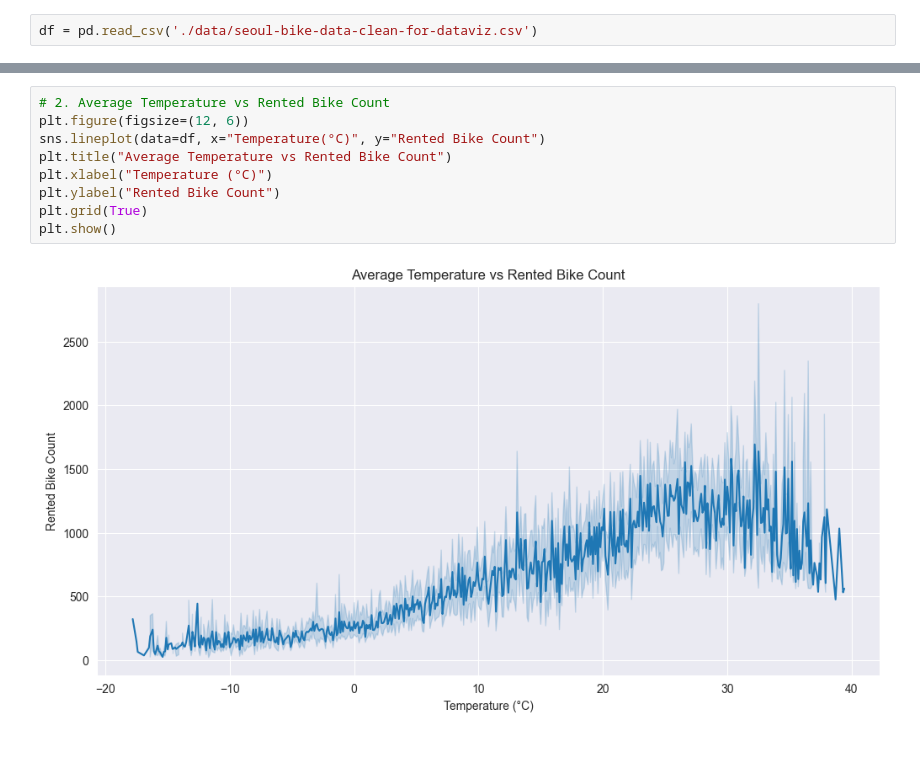
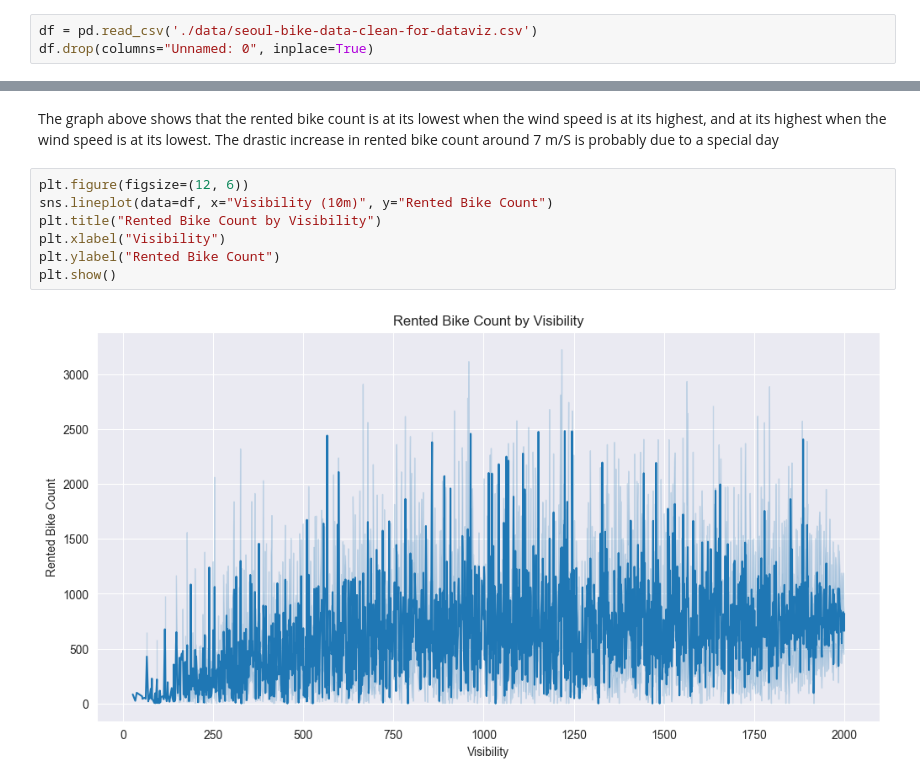
Before and after one commit to theopantecouteau/Seoul-Bike-Sharing-Prediction, a Jupyter notebook: data/data-visualization.ipynb, the cells around one changed output, grey strips where cells are left out. Saved outputs shown, nothing was run; the diff lists cells and outputs as text; blank space fills up the shorter version.

```diff
--- a/data/data-visualization.ipynb
+++ b/data/data-visualization.ipynb
@@ -6,5 +5,6 @@ import matplotlib.dates as mdates
 # %%
 df = pd.read_csv('./data/seoul-bike-data-clean-for-dataviz.csv')
+df.drop(columns="Unnamed: 0", inplace=True)
 # %%
 df.describe().T
 # %% [output]
@@ -68,11 +155,12 @@ plt.show()
+# %% [markdown]
+The graph above shows that the rented bike count is at its lowest when the wind speed is at its highest, and at its highest when the wind speed is at its lowest.
+The drastic increase in rented bike count around 7 m/S is probably due to a special day
 # %%
-# 2. Average Temperature vs Rented Bike Count
 plt.figure(figsize=(12, 6))
-sns.lineplot(data=df, x="Temperature(°C)", y="Rented Bike Count")
-plt.title("Average Temperature vs Rented Bike Count")
-plt.xlabel("Temperature (°C)")
+sns.lineplot(data=df, x="Visibility (10m)", y="Rented Bike Count")
+plt.title("Rented Bike Count by Visibility")
+plt.xlabel("Visibility")
 plt.ylabel("Rented Bike Count")
-plt.grid(True)
 plt.show()
 # %% [output]
-[figure, old version]
+[figure, new version]
```
Also changed, not shown: parts of 33 cells of this notebook, 5 other files.
